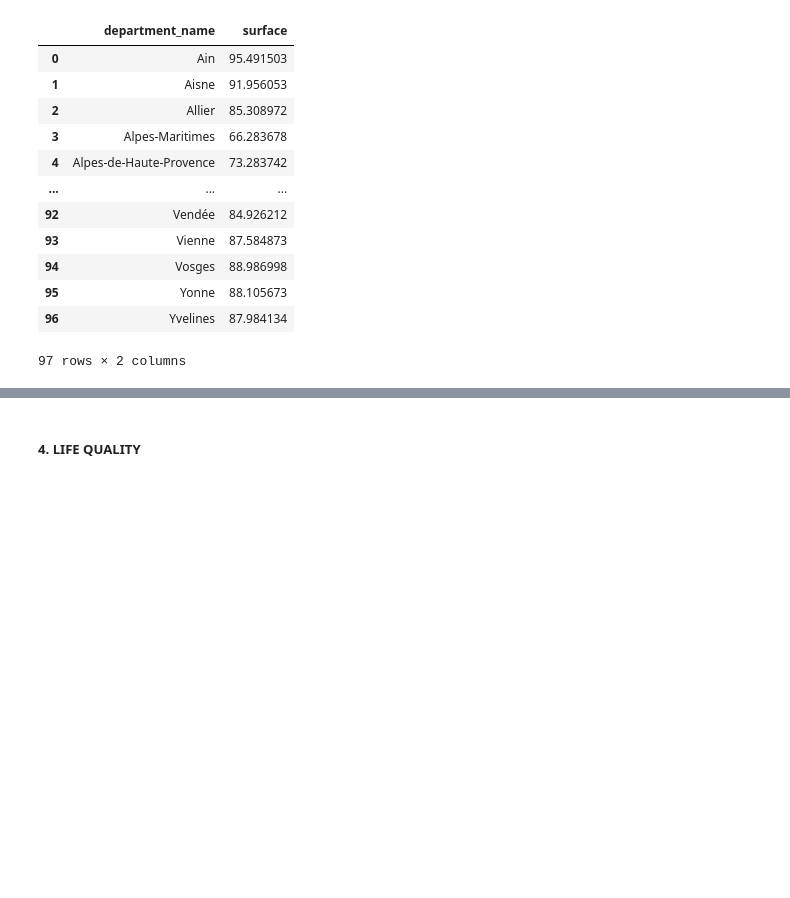
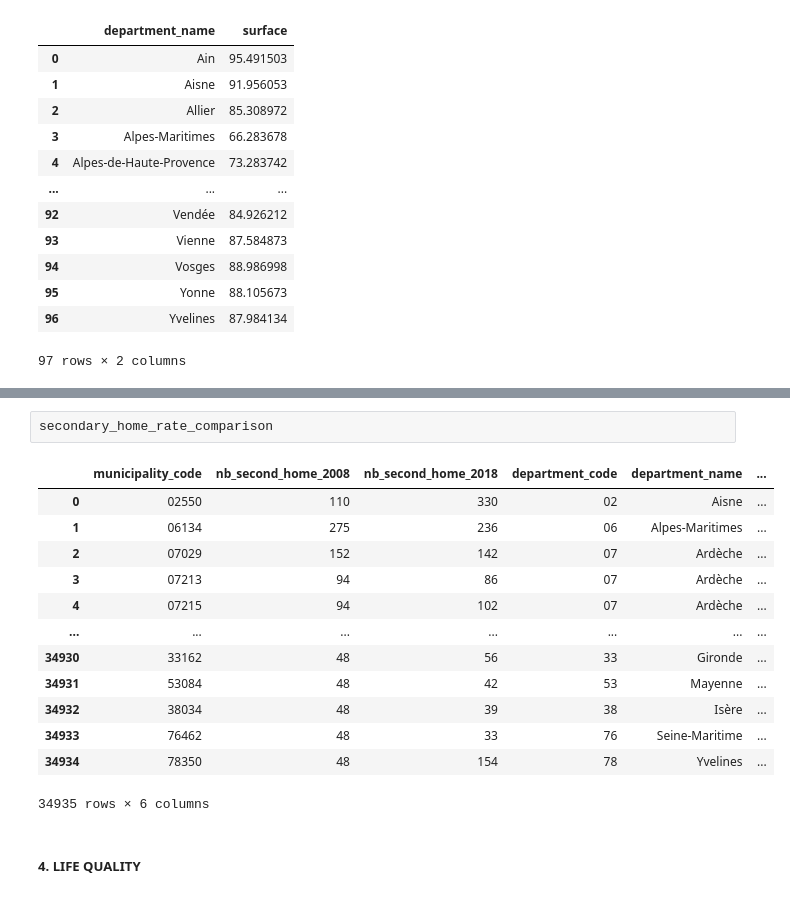
Before and after one commit to MChvtta/prello_scoring_system, a Jupyter notebook: notebooks/ES_Transformation.ipynb, the cells around one changed output, grey strips where cells are left out. Cells and saved outputs as stored; diff of their text form; blank space fills up the shorter version.

```diff
--- a/notebooks/ES_Transformation.ipynb
+++ b/notebooks/ES_Transformation.ipynb
@@ -804,3 +920,19 @@ secondary_home_rate_evolution_department.head(10)
+# %%
+secondary_home_rate_comparison
+# %% [output]
+|  | municipality_code | nb_second_home_2008 | nb_second_home_2018 | department_code | department_name | ... |
+| 0 | 02550 | 110 | 330 | 02 | Aisne | ... |
+| 1 | 06134 | 275 | 236 | 06 | Alpes-Maritimes | ... |
+| 2 | 07029 | 152 | 142 | 07 | Ardèche | ... |
+| 3 | 07213 | 94 | 86 | 07 | Ardèche | ... |
+| 4 | 07215 | 94 | 102 | 07 | Ardèche | ... |
+| ... | ... | ... | ... | ... | ... | ... |
+| 34930 | 33162 | 48 | 56 | 33 | Gironde | ... |
+| 34931 | 53084 | 48 | 42 | 53 | Mayenne | ... |
+| 34932 | 38034 | 48 | 39 | 38 | Isère | ... |
+| 34933 | 76462 | 48 | 33 | 76 | Seine-Maritime | ... |
+| 34934 | 78350 | 48 | 154 | 78 | Yvelines | ... |
+34935 rows × 6 columns
 # %% [markdown]
 ##### 4. LIFE QUALITY
 # %%
```
Also changed, not shown: parts of 43 cells of this notebook.
